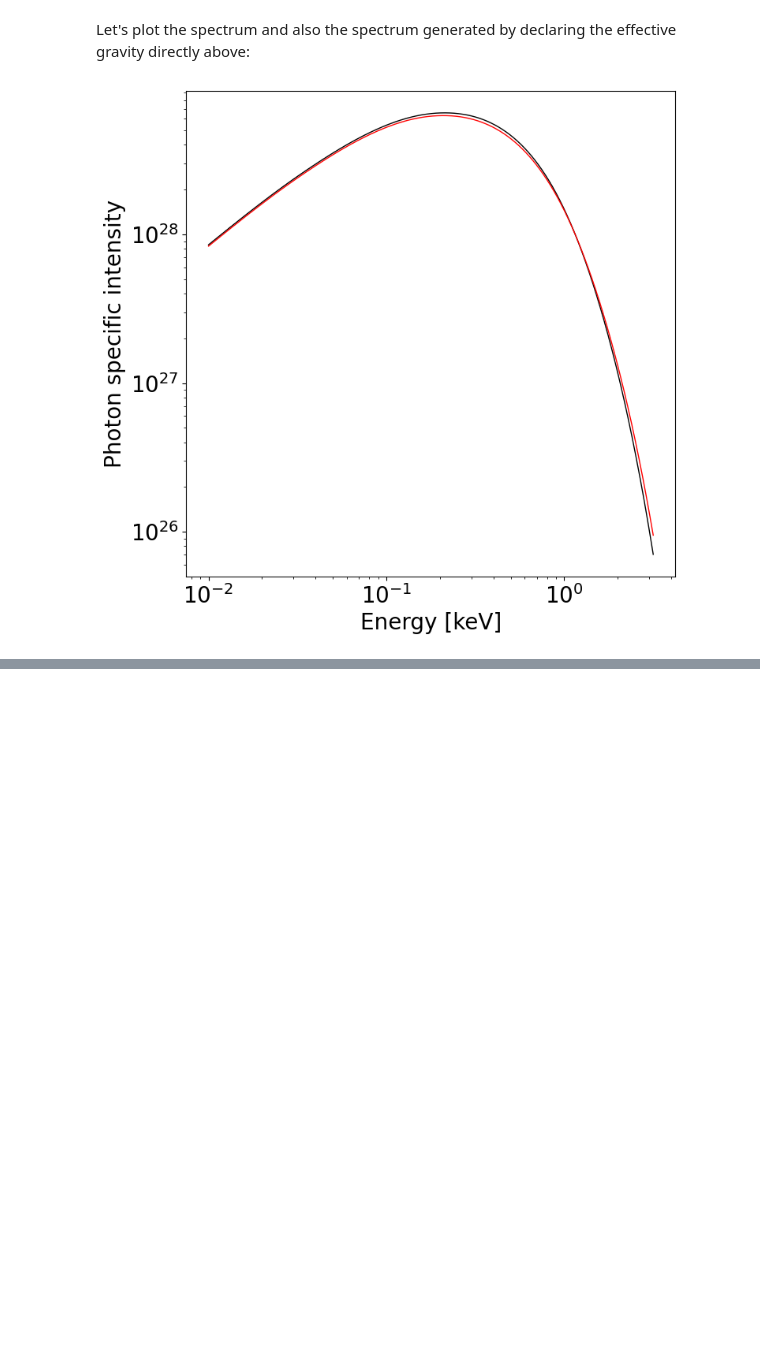
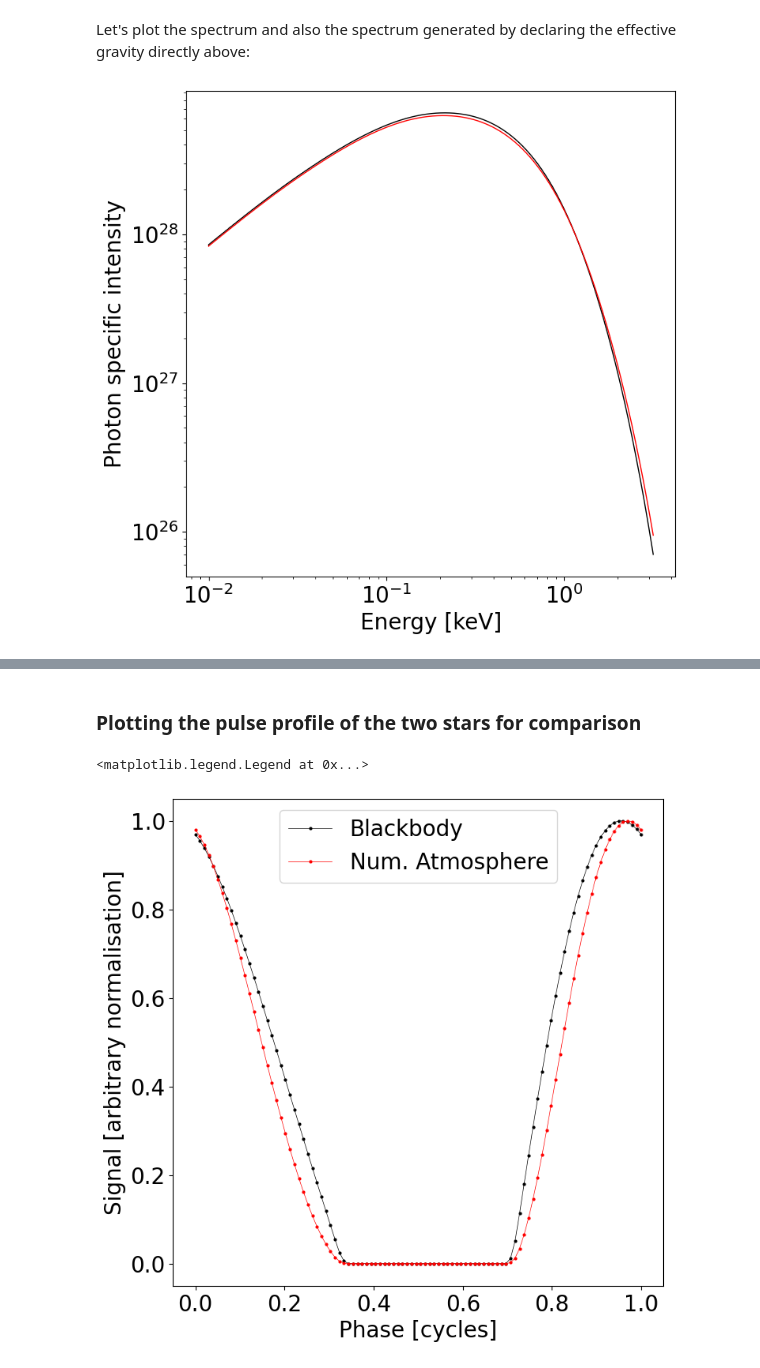
Before and after one commit to xpsi-group/xpsi, a Jupyter notebook: docs/source/Surface_radiation_field_tools.ipynb, the cells around one changed output, grey strips where cells are left out. Cells and saved outputs as stored; diff of their text form; code cells hidden in the pictures; blank space fills up the shorter version.

Commit message:
Notebook Surface Radiation Field Tool completed
with extra info to create a CustomPhotosphere with atmosphere extension 'Num4D'

```diff
--- a/docs/source/Surface_radiation_field_tools.ipynb
+++ b/docs/source/Surface_radiation_field_tools.ipynb
@@ -351,0 +359,9 @@ _ = ax.set_xlabel('Energy [keV]')
+# %%
+bounds = dict(distance = (None, None),                   # Default bounds for (Earth) distance
+                mass = (1.0, 3.0),                       # Default bounds for mass
+                radius = (None, None),                   # Default bounds for equatorial radius
+                cos_inclination = (None, None))          # Default bounds for (Earth) inclination to rotation axis
+
+values = dict(frequency=300.0 )                          # Fixed spin frequency
+
+spacetime = xpsi.Spacetime(bounds=bounds, values=values)
@@ -351,0 +590,17 @@ _ = ax.set_xlabel('Energy [keV]')
+# %%
+class CustomPhotosphere_num(xpsi.Photosphere):
+    """ A photosphere extension to preload the numerical atmosphere NSX. """
+
+    @xpsi.Photosphere.hot_atmosphere.setter
+    def hot_atmosphere(self, path):
+
+        size=(35, 14, 67, 166)
+        # USING THE PRELOAD FUNCTION DEFINED ABOVE
+        self._hot_atmosphere = preload(path, size)
+
+
+photosphere_num = CustomPhotosphere_num(hot = hot_Num4D,
+                                        elsewhere = None,
+                                        values=dict(mode_frequency = spacetime['frequency']))
+
+photosphere_num
@@ -351,0 +629,2 @@ _ = ax.set_xlabel('Energy [keV]')
+# %%
+photosphere_num.hot_atmosphere = '../../examples/examples_modeling_tutorial/model_data/nsx_H_v200804.out'
@@ -351,0 +650,2 @@ _ = ax.set_xlabel('Energy [keV]')
+# %% [markdown]
+### Plotting the pulse profile of the two stars for comparison
@@ -351,0 +663,20 @@ _ = ax.set_xlabel('Energy [keV]')
+# %%
+fig = plt.figure(figsize=(8,8))
+ax = fig.add_subplot(111)
+ax.set_ylabel('Signal [arbitrary normalisation]')
+ax.set_xlabel('Phase [cycles]')
+
+tempY = np.sum(photosphere_BB.signal[0][0], axis=0)
+ax.plot(hot_BB.phases_in_cycles[0], tempY/np.max(tempY),
+        'o-', color='k', lw=0.5, markersize=2,
+         label='Blackbody')
+
+
+tempY = np.sum(photosphere_num.signal[0][0], axis=0)
+ax.plot(hot_Num4D.phases_in_cycles[0], tempY/np.max(tempY), 'o-', color='r', lw=0.5, markersize=2,
+         label='Num. Atmosphere')
+
+ax.legend()
+# %% [output]
+<matplotlib.legend.Legend at 0x...>
+[figure, added]
```
Also changed, not shown: parts of 23 cells of this notebook.
